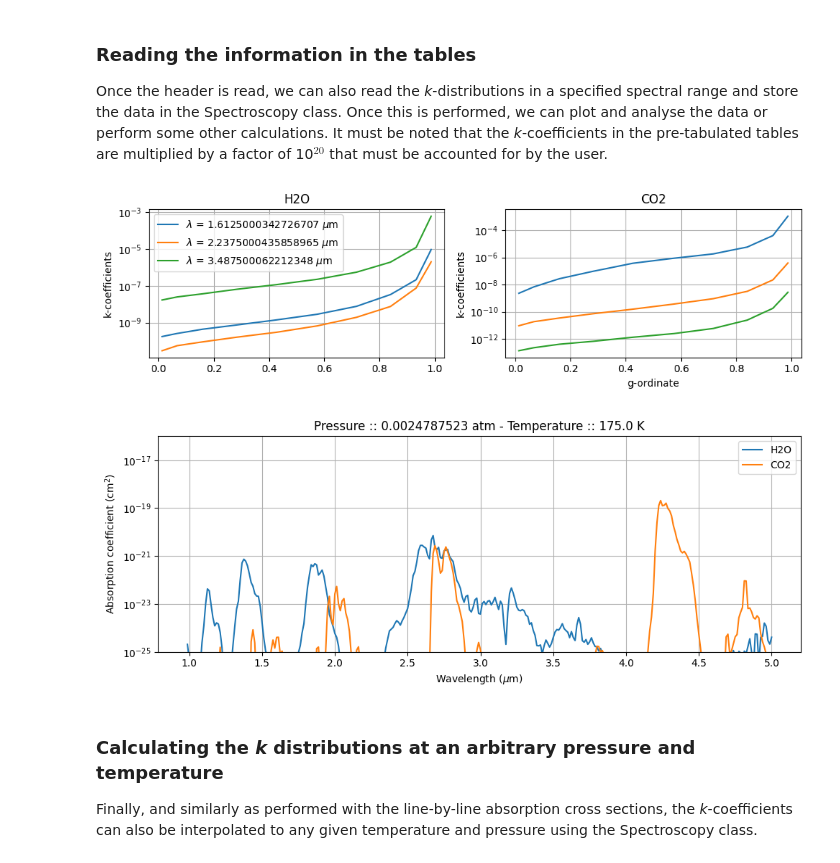
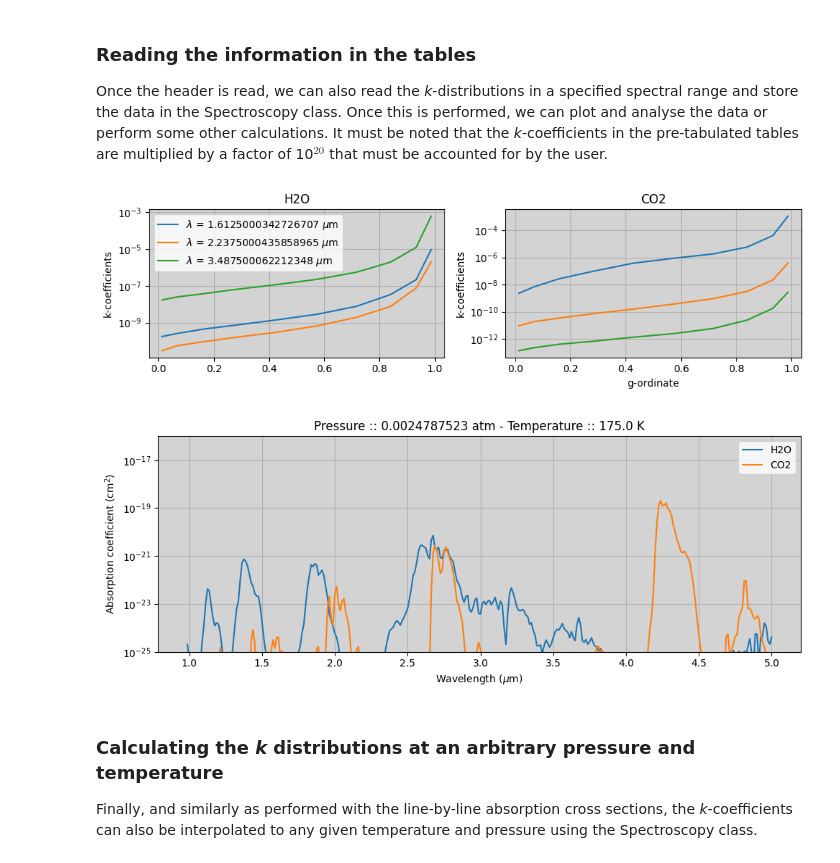
Before and after one commit to zcmcqueen/archnemesis-dist, a Jupyter notebook: docs/examples/lookup_tables/lookup_tables.ipynb, the cells around one changed output. Drawn from its saved outputs; the diff is of its cells as text; code cells hidden in the pictures.

```diff
--- a/docs/examples/lookup_tables/lookup_tables.ipynb
+++ b/docs/examples/lookup_tables/lookup_tables.ipynb
@@ -95,7 +94,9 @@ for i in range(Spectroscopy.NGAS):
     ax[i].set_title(gasname[i])
     ax[i].legend()
     ax[i].grid()
+    ax[i].set_facecolor('lightgray')
 
 ax[Spectroscopy.NGAS-1].set_xlabel('Wavenumber (cm$^{-1}$)')
+
 plt.tight_layout()
 # %% [output]
@@ -172,38 +173,41 @@ ax2.semilogy(Spectroscopy.G_ORD,Spectroscopy.K[iWave,:,iP,iT,1],label='$\lambda$
 
 ax1.set_title(gasname[0])
 ax2.set_title(gasname[1])
+ax1.set_facecolor('lightgray')
+ax2.set_facecolor('lightgray')
 ax1.legend()
 ax1.grid()
 ax2.grid()
 ax1.set_ylabel('k-coefficients')
 ax2.set_xlabel('g-ordinate')
 ax2.set_ylabel('k-coefficients')
 plt.tight_layout()
 
 
 
 
 #Plotting the cross sections as a function of wavelength
 
 k1 = np.matmul(Spectroscopy.K[:,:,iP,iT,0],Spectroscopy.DELG)
 k2 = np.matmul(Spectroscopy.K[:,:,iP,iT,1],Spectroscopy.DELG)
 
 fig,ax1 = plt.subplots(1,1,figsize=(10,4))
 ax1.plot(Spectroscopy.WAVE,k1*1.0e-20,label=gasname[0])
 ax1.plot(Spectroscopy.WAVE,k2*1.0e-20,label=gasname[1])
 ax1.set_ylim(1.0e-25,1.0e-16)
 ax1.legend()
 #ax1.set_xlim(0.30,0.32)
 ax1.grid()
 
 ax1.set_title('Pressure :: '+str(Spectroscopy.PRESS[iP])+' atm - Temperature :: '+str(Spectroscopy.TEMP[iT])+' K')
 ax1.set_yscale('log')
 ax1.set_xlabel('Wavelength ($\mu$m)')
 ax1.set_ylabel('Absorption coefficient (cm$^2$)')
+ax1.set_facecolor('lightgray')
 plt.tight_layout()
 # %% [output]
-[figure, old version]
+[figure, new version]
-[figure, old version]
+[figure, new version]
 # %% [markdown]
 ### Calculating the *k* distributions at an arbitrary pressure and temperature
 
```
Also changed, not shown: parts of 4 cells of this notebook, 14 other files.
